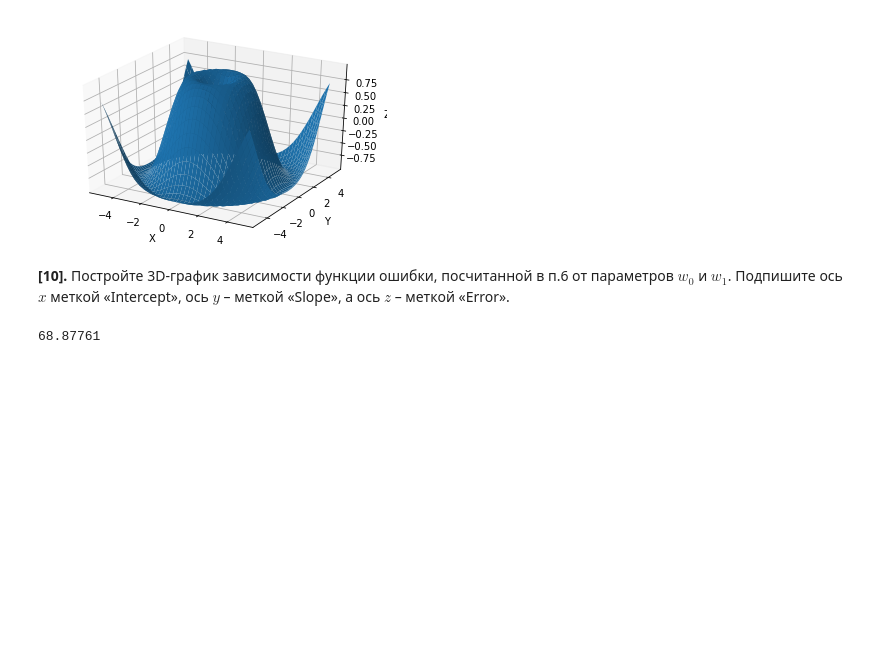
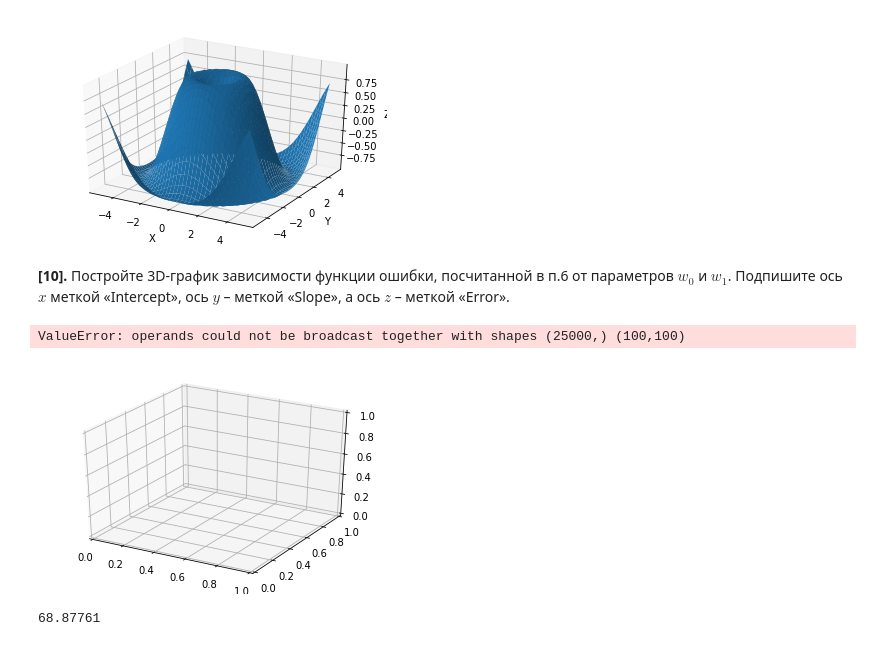
Before and after one commit to 0708pasha/ML_YANDEX, a Jupyter notebook: 2 course/1 week/ДЗ/Task_1.ipynb, the cells around one changed output. Saved outputs shown, nothing was run; the diff lists cells and outputs as text; code cells hidden in the pictures; blank space fills up the shorter version.

```diff
--- a/2 course/1 week/ДЗ/Task_1.ipynb
+++ b/2 course/1 week/ДЗ/Task_1.ipynb
@@ -210,14 +210,17 @@ plt.show()
 # %%
 fig = plt.figure()
 ax = fig.gca(projection='3d')
-w0 = np.linspace(-5, 5, 25000)
-w1 = np.linspace(-5, 5, 25000)
+w0 = np.linspace(-5, 5, 100)
+w1 = np.linspace(-5, 5, 100)
 w0, w1 = np.meshgrid(w0, w1)
 sss = ax.plot_surface(w0, w1, error(w0, w1))
 ax.set_xlabel('X')
 ax.set_ylabel('Y')
 ax.set_zlabel('Z')
 plt.show()
+# %% [output]
+ValueError: operands could not be broadcast together with shapes (25000,) (100,100)
+[figure, added]
 # %%
 data.iloc[24999][0]
 # %% [output]
```
Also changed, not shown: parts of 4 cells of this notebook.
